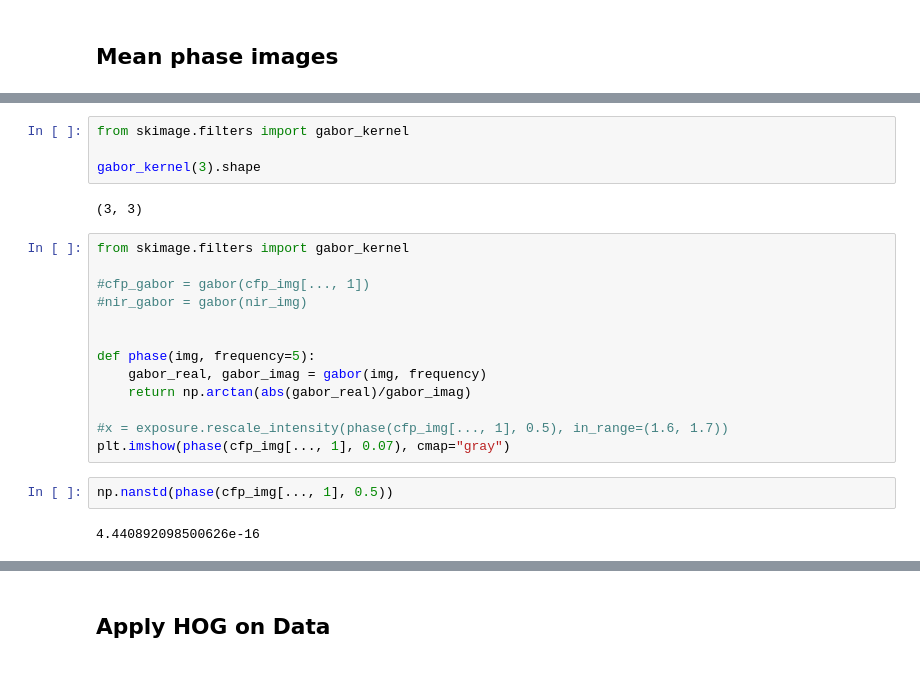
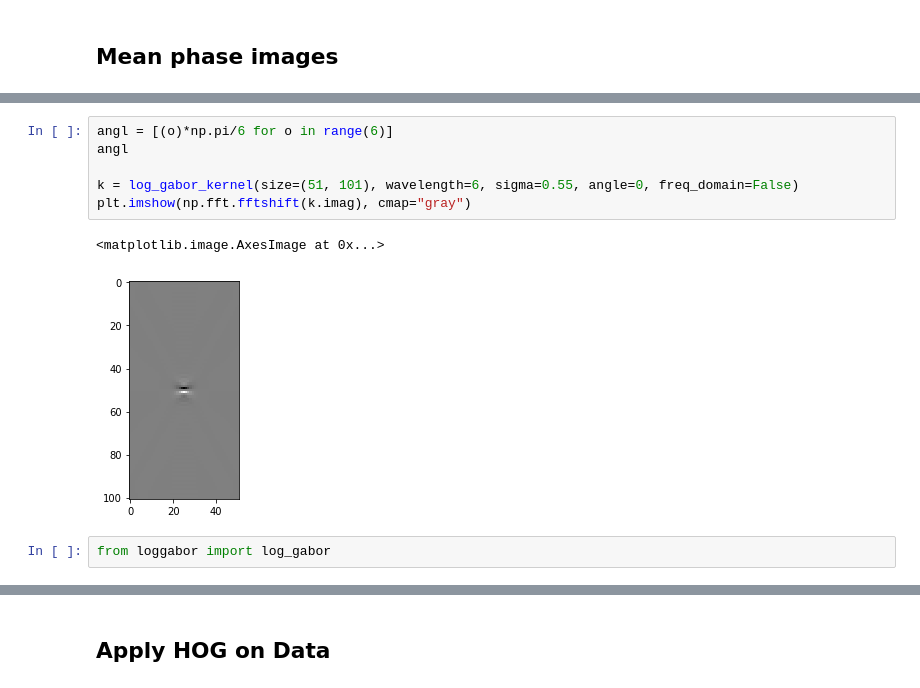
Before and after one commit to MedVisBonn/eyepy, a Jupyter notebook: notebooks/NIR_CFP_registration.ipynb, the cells around one changed output, grey strips where cells are left out. Saved outputs shown, nothing was run; the diff lists cells and outputs as text.

Commit message:
log gabor completeted

```diff
--- a/notebooks/NIR_CFP_registration.ipynb
+++ b/notebooks/NIR_CFP_registration.ipynb
@@ -295,23 +63,11 @@ def log_gabor(image):
-# %%
-from skimage.filters import gabor_kernel
-
-gabor_kernel(3).shape
-# %% [output]
-(3, 3)
-# %%
-from skimage.filters import gabor_kernel
-
-#cfp_gabor = gabor(cfp_img[..., 1])
-#nir_gabor = gabor(nir_img)
-
-
-def phase(img, frequency=5):
-    gabor_real, gabor_imag = gabor(img, frequency)
-    return np.arctan(abs(gabor_real)/gabor_imag)
-
-#x = exposure.rescale_intensity(phase(cfp_img[..., 1], 0.5), in_range=(1.6, 1.7))
-plt.imshow(phase(cfp_img[..., 1], 0.07), cmap="gray")
-# %%
-np.nanstd(phase(cfp_img[..., 1], 0.5))
-# %% [output]
-4.440892098500626e-16
+# %%
+angl = [(o)*np.pi/6 for o in range(6)]
+angl
+
+k = log_gabor_kernel(size=(51, 101), wavelength=6, sigma=0.55, angle=0, freq_domain=False)
+plt.imshow(np.fft.fftshift(k.imag), cmap="gray")
+# %% [output]
+<matplotlib.image.AxesImage at 0x...>
+[figure, added]
+# %%
+from loggabor import log_gabor
```
Also changed, not shown: parts of 40 cells of this notebook, 1 other file.
